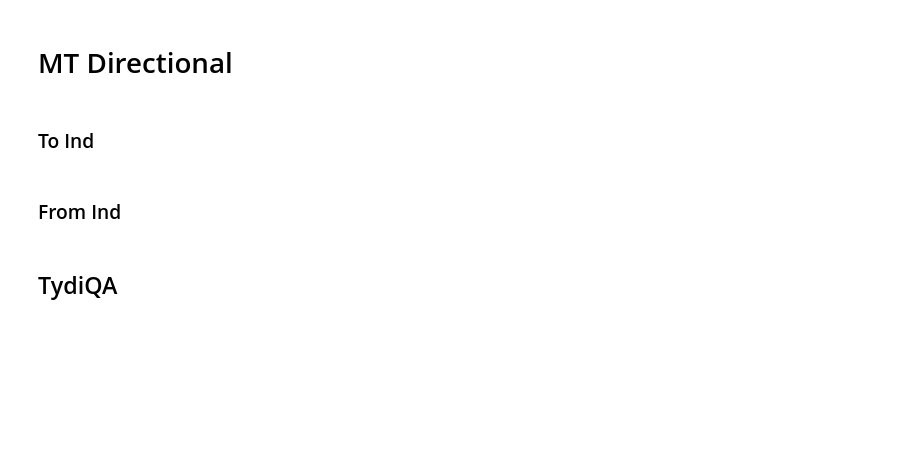
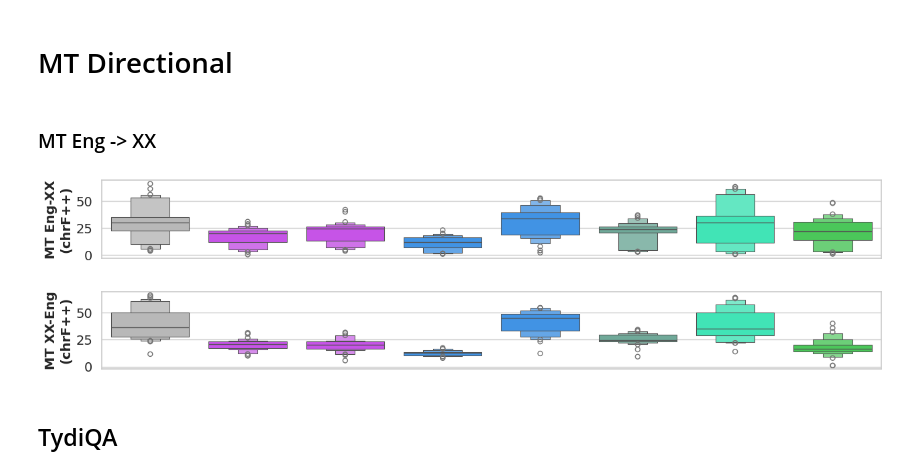
Before and after one commit to SEACrowd/seacrowd-experiments, a Jupyter notebook: notebooks/metrics_plotly.ipynb, the cells around one changed output. Saved outputs shown, nothing was run; the diff lists cells and outputs as text; code cells hidden in the pictures; blank space fills up the shorter version.

```diff
--- a/notebooks/metrics_plotly.ipynb
+++ b/notebooks/metrics_plotly.ipynb
@@ -832,13 +801,7 @@ plt.show()
 # %%
 dfs = []
-for path in glob.glob('metrics_nlg/*.csv'):
+for path in glob.glob('../evaluation/metrics_nlg/*.csv'):
     model = path[:-4].split('_')[-1]
-    if model == 'sealion7b':
-        continue
-    elif "vocab" in model:
-        continue
-    elif model == "old":
-        continue
     lang = path.split('results')[1].split('_')[1]
     df = pd.read_csv(path).set_index('index')
     df['BLEU'] = df['BLEU'].astype(float)
@@ -849,7 +812,9 @@ for path in glob.glob('metrics_nlg/*.csv'):
     df['ROUGEL'] = df['ROUGEL'].astype(float)
     df['ROUGELsum'] = df['ROUGELsum'].astype(float)
     df['model'] = model
-    df['lang'] = lang
+    df['prompt_lang'] = lang
     dfs.append(df)
+    print(path)
 df = pd.concat(dfs)
-df = df[df['dataset'] != 'xpersona_id_nusantara_t2t']
+df = pd.merge(df, subset_lang_task_df, on="dataset")
+# df = df[df['dataset'] != 'xpersona_id_nusantara_t2t']
@@ -950,63 +957,52 @@ plt.show()
 # %% [markdown]
 # MT Directional
 # %% [markdown]
-### To Ind
+### MT Eng -> XX
 # %%
 sns.set(rc={'figure.figsize':(15, 1.5)})
 
 sns.set_theme(style="whitegrid", palette=None)
 
-pdf = df.copy()
+pdf = df[(df['task'] == 'MT Eng -> XX') & (df['lang'] == 'eng')].groupby(['dataset', 'model', 'task'])[['chrF++']].mean().reset_index()
 pdf['model_id'] = pdf['model'].apply(lambda x: model_to_index[x])
 pdf['model_name'] = pdf['model'].apply(lambda x: model_to_display_name[x])
-pdf = pdf[pdf['dataset'].str.endswith('ind_Latn')]
-pdf = pdf[(~pdf['model'].str.contains('chat')) | (~pdf['model'].str.contains('cendol'))]
-pdf = pdf[(~pdf['model'].str.startswith('bloomz-')) & (~pdf['model'].str.startswith('mt0'))]
-# sns.boxplot(pdf[pdf['lang'] == 'ind'].sort_values('model_id'), x='model', y='macro_f1_score', hue='model', dodge=False)
 pdf = pdf.sort_values('model_id')
 
-ax = sns.boxenplot(data=pdf, x='model_name', y='chrF++', hue='model', k_depth=3, dodge=False, palette=list(model_to_color.values())[10:])
+color_values = [v for k, v in model_to_color.items() if k in pdf["model"].unique()]
 
-# sns.stripplot(pdf[pdf['lang'] == 'ind'].sort_values('model_id'), x='model', y='weighted_f1_score', hue='model', legend=False, alpha=.8)
-# plt.legend(loc='upper left', bbox_to_anchor=(0, 1.15), ncols=6)
-n_model = len(pdf["model_name"].unique())
-for i in range(n_model-7, n_model):
-    ax.axvspan(i-0.45,i+0.45, color='green', alpha=0.1)
+ax = sns.boxenplot(data=pdf, x='model_name', y='chrF++', hue='model', k_depth=3, dodge=False, palette=color_values)
 
 ax.get_legend().set_visible(False)
 plt.xticks(rotation=45, fontsize=14)
 plt.yticks(fontsize=14)
-plt.ylabel('MT XX-Ind\n(chrF++)', fontdict={'weight': 'bold'}, fontsize=14)
+plt.ylabel('MT Eng-XX\n(chrF++)', fontdict={'weight': 'bold'}, fontsize=14)
 plt.xlabel(None)
 plt.xticks([], [])
-plt.savefig('./figures/chrf_mt2ind.pdf', bbox_inches='tight')
+plt.savefig('../figures/nlg/chrf_mt2xx.pdf', bbox_inches='tight')
 plt.show()
+# %% [output]
+[figure, added]
 # %%
 sns.set(rc={'figure.figsize':(15, 1.5)})
 
 sns.set_theme(style="whitegrid", palette=None)
 
-pdf = df.copy()
+pdf = df[(df['task'] == 'MT XX -> Eng')].groupby(['dataset', 'model', 'task'])[['chrF++']].mean().reset_index()
 pdf['model_id'] = pdf['model'].apply(lambda x: model_to_index[x])
 pdf['model_name'] = pdf['model'].apply(lambda x: model_to_display_name[x])
-pdf = pdf[pdf['dataset'].str.endswith('ind_Latn')]
-pdf = pdf[(~pdf['model'].str.contains('chat')) | (~pdf['model'].str.contains('cendol'))]
-pdf = pdf[(~pdf['model'].str.startswith('bloomz-')) & (~pdf['model'].str.startswith('mt0'))]
-# sns.boxplot(pdf[pdf['lang'] == 'ind'].sort_values('model_id'), x='model', y='macro_f1_score', hue='model', dodge=False)
-pdf = pdf[pdf['lang'] == 'ind'].sort_values('model_id')
+pdf = pdf.sort_values('model_id')
 
-ax = sns.boxenplot(data=pdf, x='model_name', y='chrF++', hue='model', k_depth=3, dodge=False, palette=list(model_to_color.values())[10:])
+color_values = [v for k, v in model_to_color.items() if k in pdf["model"].unique()]
 
-# sns.stripplot(pdf[pdf['lang'] == 'ind'].sort_values('model_id'), x='model', y='weighted_f1_score', hue='model', legend=False, alpha=.8)
-# plt.legend(loc='upper left', bbox_to_anchor=(0, 1.15), ncols=6)
-n_model = len(pdf["model_name"].unique())
-for i in range(n_model-7, n_model):
-    ax.axvspan(i-0.45,i+0.45, color='green', alpha=0.1)
+ax = sns.boxenplot(data=pdf, x='model_name', y='chrF++', hue='model', k_depth=3, dodge=False, palette=color_values)
 
 ax.get_legend().set_visible(False)
-plt.xticks(rotation=90)
-plt.ylabel('chrF++ (ind)', fontdict={'weight': 'bold'})
+plt.xticks(rotation=45, fontsize=14)
+plt.yticks(fontsize=14)
+plt.ylabel('MT XX-Eng\n(chrF++)', fontdict={'weight': 'bold'}, fontsize=14)
 plt.xlabel(None)
 plt.xticks([], [])
-plt.savefig('./figures/chrf_mt2ind_ind.pdf', bbox_inches='tight')
+plt.savefig('../figures/nlg/chrf_mt2eng.pdf', bbox_inches='tight')
 plt.show()
+# %% [output]
+[figure, added]
@@ -1101,2 +1008,0 @@ plt.show()
-# %% [markdown]
-### From Ind
```
Also changed, not shown: parts of 47 cells of this notebook, 12 other files.
